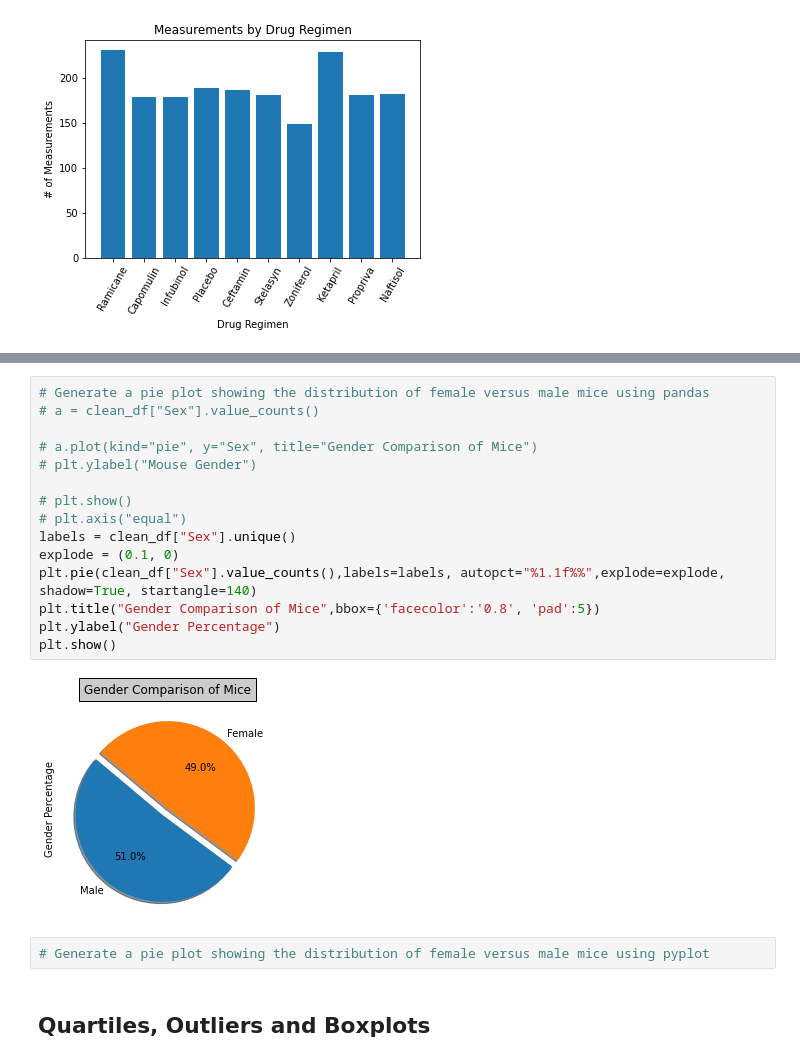
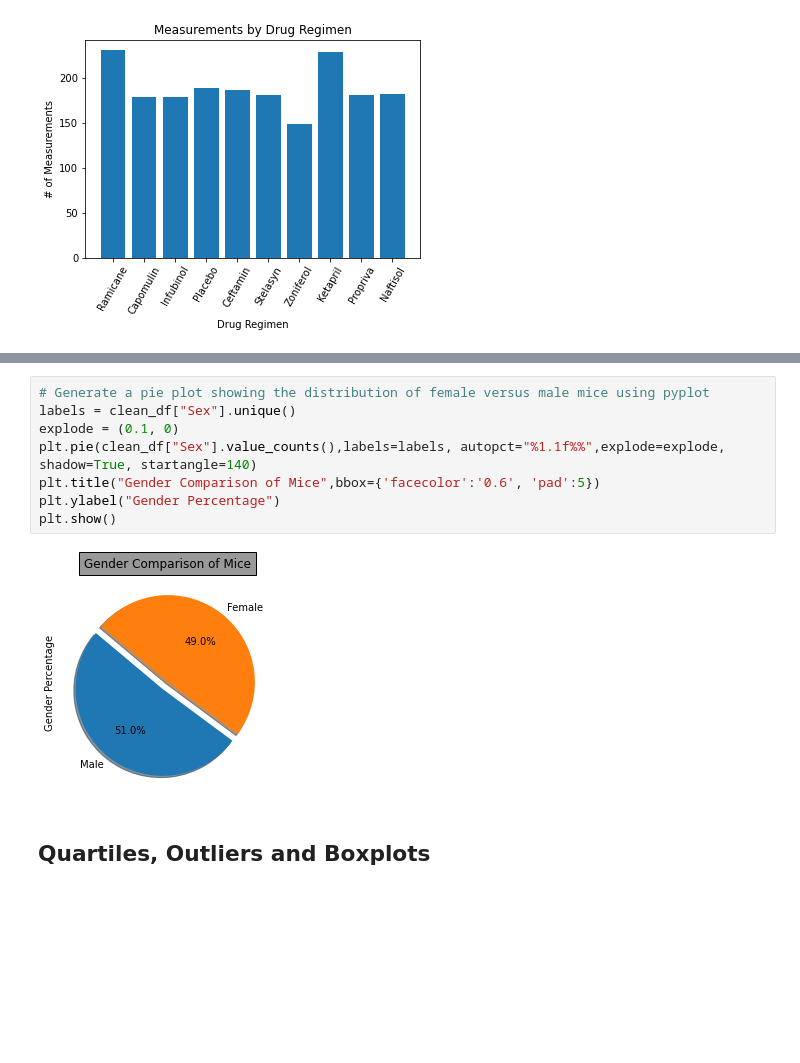
Before and after one commit to jforbis/matplotlib-pymaceuticals, a Jupyter notebook: pymaceuticals_JF.ipynb, the cells around one changed output, grey strips where cells are left out. Drawn from its saved outputs; the diff is of its cells as text; blank space fills up the shorter version.

Commit message:
save point: finished both my pie charts

```diff
--- a/pymaceuticals_JF.ipynb
+++ b/pymaceuticals_JF.ipynb
@@ -164,22 +183,13 @@ plt.show()
 # %%
-# Generate a pie plot showing the distribution of female versus male mice using pandas
-# a = clean_df["Sex"].value_counts()
-
-# a.plot(kind="pie", y="Sex", title="Gender Comparison of Mice")
-# plt.ylabel("Mouse Gender")
-
-# plt.show()
-# plt.axis("equal")
+# Generate a pie plot showing the distribution of female versus male mice using pyplot
 labels = clean_df["Sex"].unique()
 explode = (0.1, 0)
 plt.pie(clean_df["Sex"].value_counts(),labels=labels, autopct="%1.1f%%",explode=explode, shadow=True, startangle=140)
-plt.title("Gender Comparison of Mice",bbox={'facecolor':'0.8', 'pad':5})
+plt.title("Gender Comparison of Mice",bbox={'facecolor':'0.6', 'pad':5})
 plt.ylabel("Gender Percentage")
 plt.show()
 # %% [output]
-[figure, old version]
+[figure, new version]
-# %%
-# Generate a pie plot showing the distribution of female versus male mice using pyplot
 # %% [markdown]
 ## Quartiles, Outliers and Boxplots
 # %%
```
Also changed, not shown: parts of 2 cells of this notebook.
